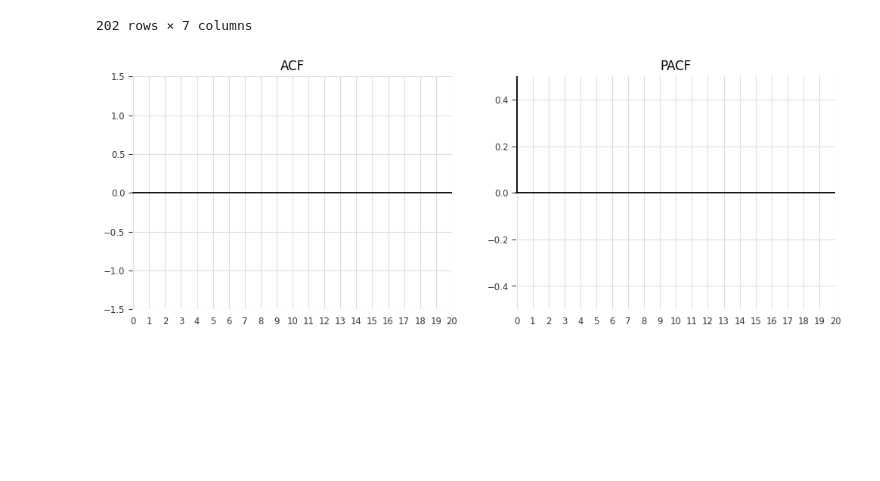
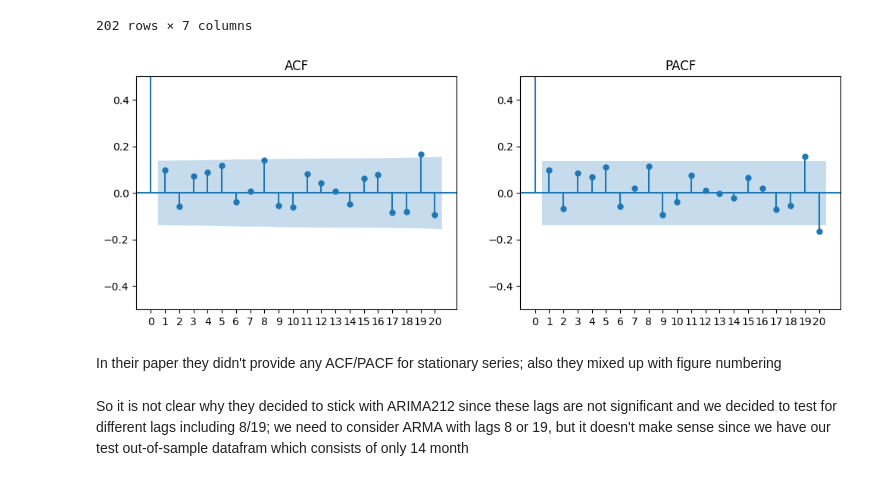
Before and after one commit to koogelpotato/RRProject2025, a Jupyter notebook: project.ipynb, the cells around one changed output. Saved outputs shown, nothing was run; the diff lists cells and outputs as text; code cells hidden in the pictures; blank space fills up the shorter version.

Commit message:
Performed a reproducible analysis
Reproduced a paper with econometrics techniques using Python

```diff
--- a/project.ipynb
+++ b/project.ipynb
@@ -462,20 +477,24 @@ train
 # %%
 fig, axes = plt.subplots(1, 2, figsize=(12, 4))
 
 # Autocorrelation plot
-plot_acf(train['Close'].diff(), lags=20, ax=axes[0]) # ACF
+plot_acf(np.array(train['Close'].diff()[1:]), lags=20, ax=axes[0]) # ACF
 axes[0].set_title("ACF")
-axes[0].set_ylim([-1.5,1.5])
+axes[0].set_ylim([-0.5,0.5])
 axes[0].set_xticks(range(0, 21, 1))
 
 # Partial autocorrelation plot
-plot_pacf(train['Close'].diff(), lags=20, ax=axes[1]) # PACF
+plot_pacf(np.array(train['Close'].diff()[1:]), lags=20, ax=axes[1]) # PACF
 axes[1].set_title("PACF")
 axes[1].set_ylim([-0.5,0.5])
 axes[1].set_xticks(range(0, 21, 1))
 
 plt.show()
 # %% [output]
-[figure, old version]
+[figure, new version]
+# %% [markdown]
+In their paper they didn't provide any ACF/PACF for stationary series; also they mixed up with figure numbering
+# %% [markdown]
+So it is not clear why they decided to stick with ARIMA212 since these lags are not significant and we decided to test for different lags including 8/19; we need to consider ARMA with lags 8 or 19, but it doesn't make sense since we have our test out-of-sample datafram which consists of only 14 month
 # %% [markdown]
 ![image.png](attachment:image.png)
```
Also changed, not shown: parts of 43 cells of this notebook.
